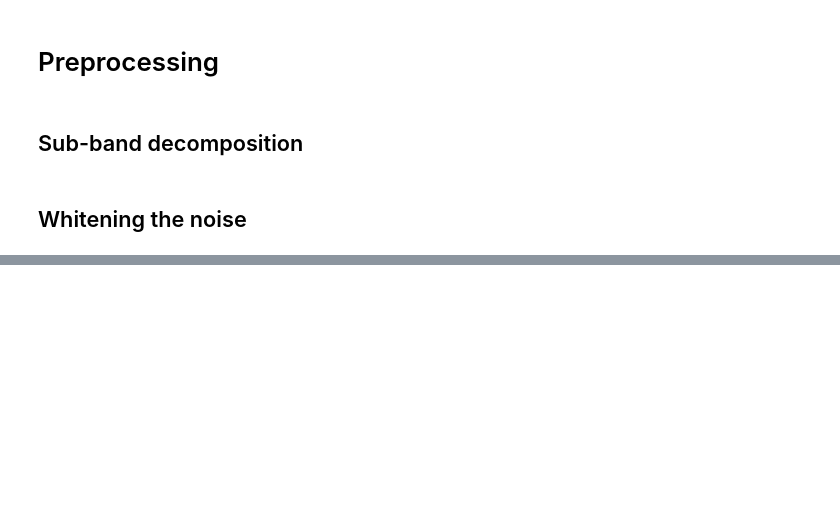
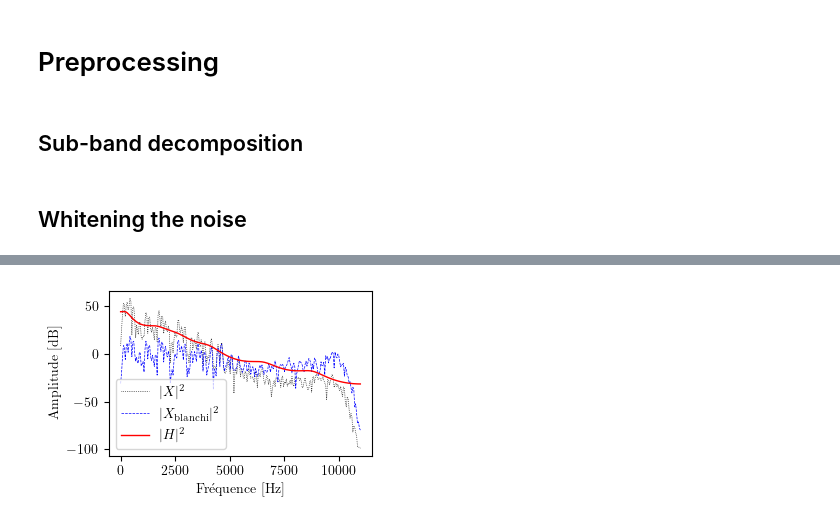
Before and after one commit to peladeaucome/ATIAM-PAM-AnalyseInstruments, a Jupyter notebook: Notebooks/come_HN_preprocessing.ipynb, the cells around one changed output, grey strips where cells are left out. Cells and saved outputs as stored; diff of their text form; code cells hidden in the pictures; blank space fills up the shorter version.

```diff
--- a/Notebooks/come_HN_preprocessing.ipynb
+++ b/Notebooks/come_HN_preprocessing.ipynb
@@ -124,26 +160,18 @@ TypeError: Dimensions of C (257, 87) are incompatible with X (86) and/or Y (257)
 # %%
-time_frame_display = 11
+time_frame_display = np.argmax(np.sum(np.abs(x_stft), axis = 0))+20
 
 plt.figure(figsize = figsize)
 #plt.figure(figsize = (15, 5))
-plt.plot(f_list, dB20(x_stft[:,time_frame_display]), 'k', linewidth = .5, label = '$|X|^2$')
-plt.plot(f_list, dB10(xRankFiltered_stft[:,time_frame_display]), 'r--', linewidth = .5, label = "$|N|^2$")
+plt.plot(f_list, dB20(x_stft[:,time_frame_display]), 'k:', linewidth = .5, label = '$|X|^2$')
+#plt.plot(f_list, dB10(xRankFiltered_stft[:,time_frame_display]), 'k--', linewidth = .5)
+plt.plot(f_list, dB20(xWhitened_stft[:,time_frame_display]), 'b--', linewidth = .5, label = "$|X_{\mathrm{blanchi}}|^2$")
+plt.plot(f_list, dB20(1/np.fft.rfft(ARFilters, n=window_length)), 'r-', linewidth = 1, label = "$|H|^2$")
 plt.legend(ncols = 1)
-plt.xlabel("$f$ [Hz]")
-plt.ylabel("[dB]")
+plt.xlabel("Fréquence [Hz]")
+plt.ylabel("Amplitude [dB]")
 plt.tight_layout()
-plt.savefig(fname = os.path.join(save_folder, "spectre_bruit.pdf"), dpi = dpi, bbox_inches = "tight", format = "pdf")
+plt.savefig(fname = os.path.join(save_folder, "blanchissement_spectre.pdf"), dpi = dpi, bbox_inches = "tight", format = "pdf")
 plt.show()
 plt.close()
-
-plt.figure(figsize = figsize)
-#plt.figure(figsize = (15, 5))
-plt.plot(f_list, dB20(x_stft[:,time_frame_display]), 'k', linewidth = .5, label = '$|X(f)|^2$')
-plt.plot(f_list, dB20(1/np.fft.rfft(ARFilters[time_frame_display], n=window_length)/300), 'r--', linewidth = .5, label = "|H(f)|")
-plt.legend(ncols = 1)
-plt.xlabel("$f$ [Hz]")
-plt.ylabel("[dB]")
-plt.tight_layout()
-plt.savefig(fname = os.path.join(save_folder, "spectre_AR.pdf"), dpi = dpi, bbox_inches = "tight", format = "pdf")
-plt.show()
-plt.close()
+# %% [output]
+[figure, added]
```
Also changed, not shown: parts of 10 cells of this notebook, 2 other files.
